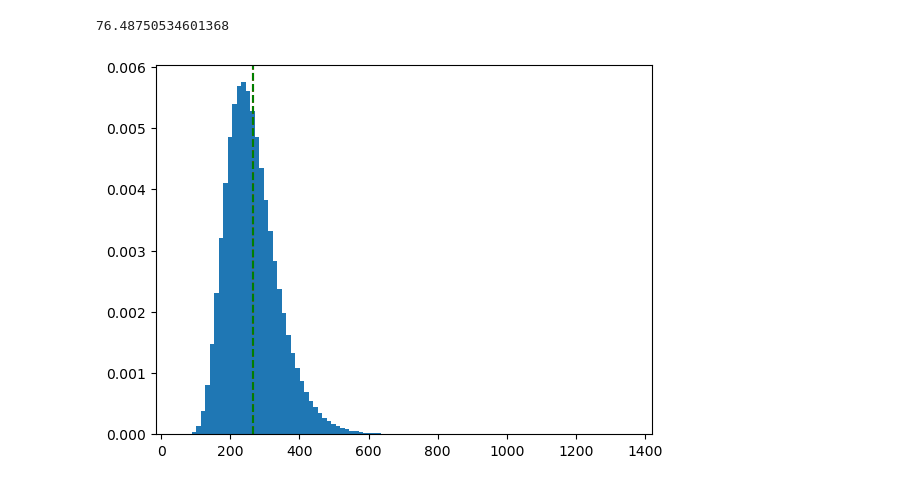
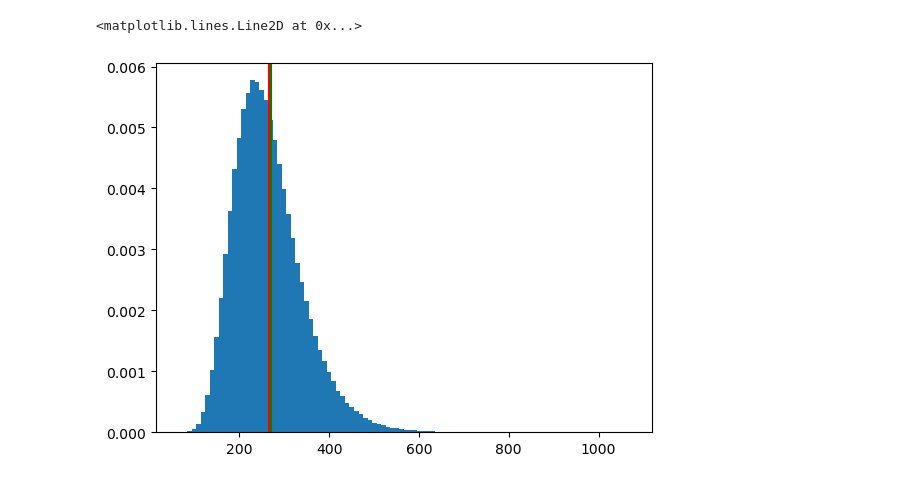
Before and after one commit to Guekka/Polytech, a Jupyter notebook: imafa/methode_numerique_pricing_option/td1.ipynb, the cells around one changed output. Saved outputs shown, nothing was run; the diff lists cells and outputs as text; code cells hidden in the pictures.

```diff
--- a/imafa/methode_numerique_pricing_option/td1.ipynb
+++ b/imafa/methode_numerique_pricing_option/td1.ipynb
@@ -8,7 +11,7 @@ import timeit
 S0 = 247.12
 r = 0.035
 sigma = 0.2
-T = 2
+T = 2.
 K = 269.99
 # %%
 # valeur exacte (analytique) de l'option
@@ -70,7 +57,13 @@ def mt_efficient():
 # %%
-ST = S0 * np.exp((r - 0.5*sigma**2)*T + sigma*norm.rvs(scale=np.sqrt(T), size=NMC))
+# idem mais pour avec la formule explicite de ST
+NMC = 10 ** 6
+WT = norm.rvs(scale=np.sqrt(T), size=NMC)
+ST = S0 * np.exp((r - 0.5 * sigma ** 2) * T + sigma * WT)
+# payoff
 CT = np.maximum(ST - K, 0)
-C0 = np.exp(-r*T)*CT
-C0MC = C0.mean()
-print("Moyenne des simulations:", C0MC)
+# actualisation
+C0 = CT * np.exp(-r * T)
+# valeur moyenne
+C0MC = np.mean(C0)
+print("La valeur estimée de C0 est =", C0MC)
 # %% [output]
@@ -91,8 +84,8 @@ Intervalle de confiance à 95%: [25.792099438836114, 25.810476685447608]
 # %%
-# valeur moyenne ST
-STmean = ST.mean()
-print("Valeur moyenne de ST:", STmean)
+# valeur moyenne de ST
+STmean = np.mean(ST)
+print("La valeur moyenne empirique de ST est :", STmean)
 # valeur théorique de ST
-STth = S0*np.exp(r*T)
-print("Valeur théorique de ST:", STth)
+STvrai = S0 * np.exp(r * T)
+print("La valeur moyenne théorique de ST est :", STvrai)
 # %% [output]
@@ -101,11 +101,10 @@ Valeur théorique de ST: 265.038221751542
 # %%
-# histogram
-plt.hist(ST, bins=100, density=True);
-plt.axvline(STmean, color='r', linestyle='--', label='Moyenne empirique')
-plt.axvline(STth, color='g', linestyle='--', label='Moyenne théorique')
-np.std(ST)
+# distribution de ST
+plt.hist(ST, bins=100, density=T);
+plt.axvline(STvrai, color='r')
+plt.axvline(K, color='g')
 # %% [output]
-76.48750534601368
+<matplotlib.lines.Line2D at 0x...>
-[figure, old version]
+[figure, new version]
 # %%
 # distribution de CT
```
Also changed, not shown: parts of 22 cells of this notebook, 8 other files.
